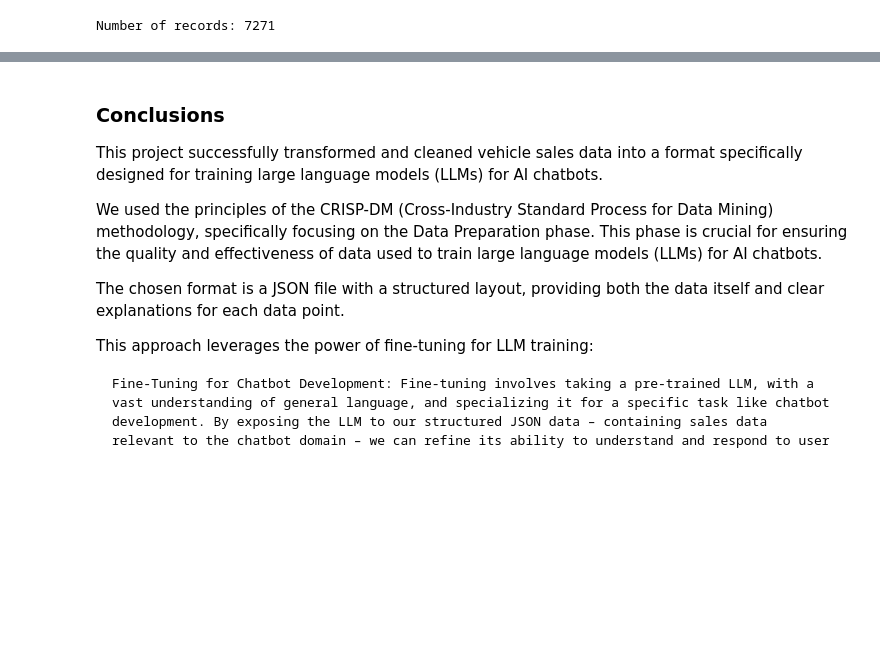
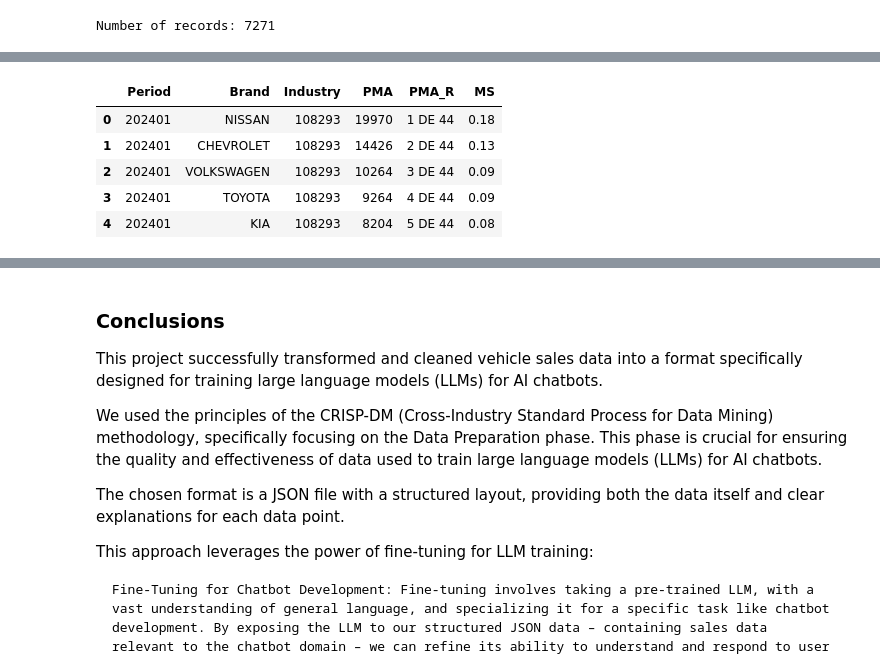
Before and after one commit to A01793578/AI_Chatbot, a Jupyter notebook: notebooks/Avance2.39.ipynb, the cells around one changed output, grey strips where cells are left out. Drawn from its saved outputs; the diff is of its cells as text; code cells hidden in the pictures; blank space fills up the shorter version.

```diff
--- a/notebooks/Avance2.39.ipynb
+++ b/notebooks/Avance2.39.ipynb
@@ -273,0 +290,11 @@ with open(file_location, 'w') as json_file:
+# %%
+industry.rename(columns={'PR': 'Period', 'BRND': 'Brand', 'INDST': 'Industry', 'PMA': 'PMA',
+                               'PMA_R': 'PMA_R', 'MS': 'MS'}, inplace=True)
+industry.head()
+# %% [output]
+|  | Period | Brand | Industry | PMA | PMA_R | MS |
+| 0 | 202401 | NISSAN | 108293 | 19970 | 1 DE 44 | 0.18 |
+| 1 | 202401 | CHEVROLET | 108293 | 14426 | 2 DE 44 | 0.13 |
+| 2 | 202401 | VOLKSWAGEN | 108293 | 10264 | 3 DE 44 | 0.09 |
+| 3 | 202401 | TOYOTA | 108293 | 9264 | 4 DE 44 | 0.09 |
+| 4 | 202401 | KIA | 108293 | 8204 | 5 DE 44 | 0.08 |
```
Also changed, not shown: parts of 8 cells of this notebook, 2 other files.
